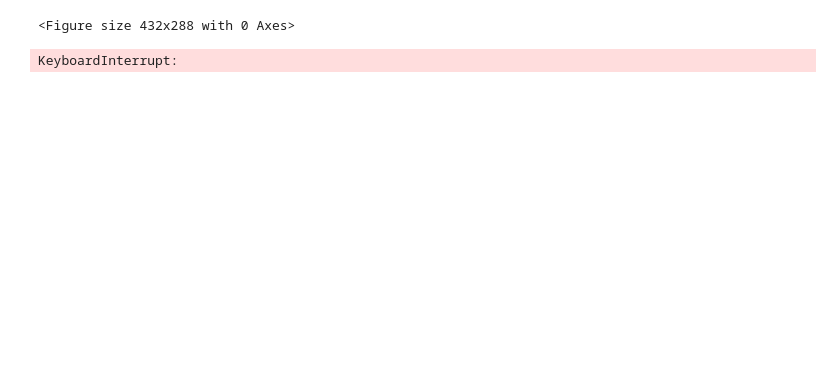
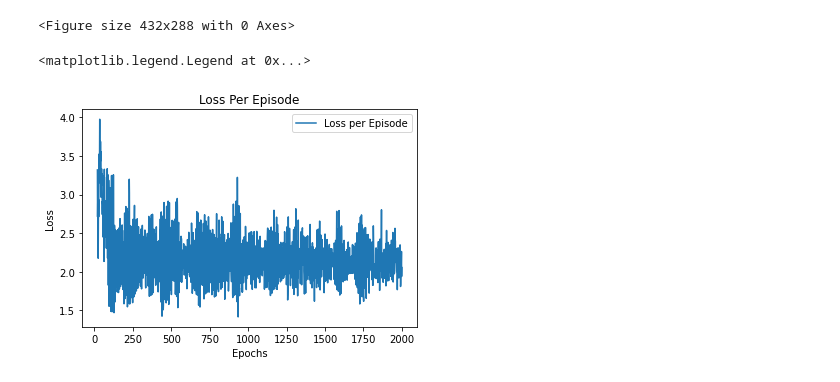
Before and after one commit to hazique/RL-Assignment-2, a Jupyter notebook: RL_Assignment_2.ipynb, the cells around one changed output. Cells and saved outputs as stored; diff of their text form; code cells hidden in the pictures; blank space fills up the shorter version.

```diff
--- a/RL_Assignment_2.ipynb
+++ b/RL_Assignment_2.ipynb
@@ -328,6 +320,7 @@ epsilon = 1.0
 # %%
 batch_length = 5
 
+epsilon = 1.0
 epochs = 2000
 losses = list()
 mem_size = 1000 * batch_length
@@ -336,7 +329,10 @@ batch_size = 200 * batch_length
 replay = np.array(list(), dtype=np.int32)
 max_moves = 50
 h = 0
-rate_of_decay = 10**(-4/epochs)
+rate_of_decay = 10**(-8/epochs)
+epsilon_list = list()
+epsilon_list.append(epsilon)
+tot_reward_list = list()
 
 
 debug = True
@@ -349,6 +345,8 @@ for i in t:
   completed = False
 
   loss_ep = list()
+
+  tot_reward = 0
 
   while not completed:
 
@@ -365,6 +363,8 @@ for i in t:
 
     future_state = get_state_from_position(env.agent_pos)
     observation, reward, done, info, action = env.step(current_action)
+
+    tot_reward+=reward
 
     record = np.array([current_state, current_action, reward, future_state, done])
 
@@ -425,12 +425,22 @@ for i in t:
 
     completed = True if done else False
   epsilon = epsilon*rate_of_decay
+  epsilon_list.append(epsilon)
+  tot_reward_list.append(tot_reward)
   if(len(loss_ep)==0):
-    losses.append(0)
+    losses.append(float('inf'))
   else:
     losses.append(np.average(loss_ep))
   t.set_postfix(loss=np.average(loss_ep))
 
 losses = np.array(losses)
-# %% [output]
-KeyboardInterrupt:
+# %%
+plt.title("Loss Per Episode")
+plt.xlabel("Epochs")
+plt.ylabel("Loss")
+plt.plot(range(len(losses)), losses, label = 'Loss per Episode')
+# plt.plot(range(10), rewards[:, 5, 1], label = 'Cumulative Reward per episode')
+plt.legend()
+# %% [output]
+<matplotlib.legend.Legend at 0x...>
+[figure, added]
```
Also changed, not shown: parts of 10 cells of this notebook.
